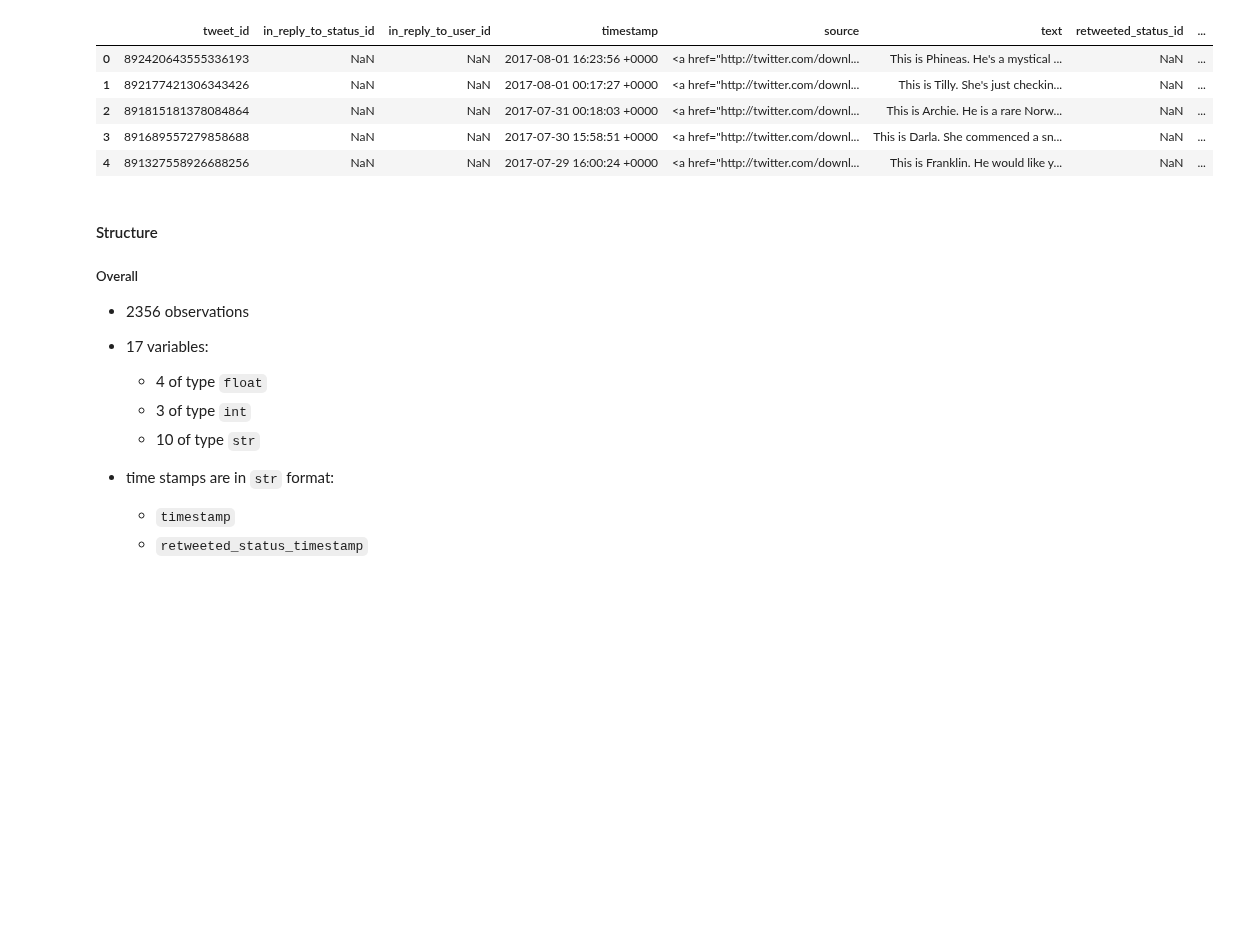
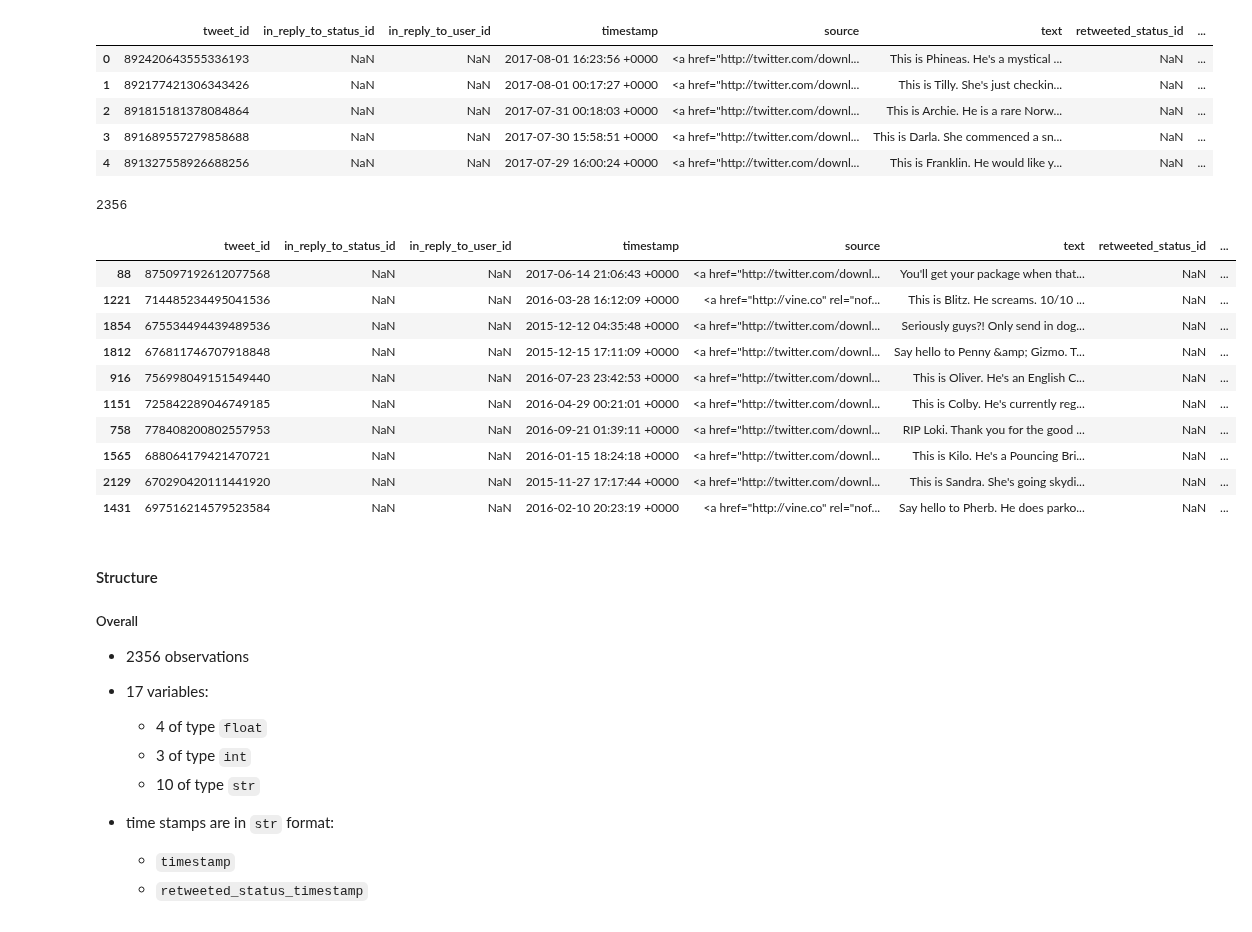
Before and after one commit to brk-a/alx-t-data-analyst, a Jupyter notebook: 0x01-project_2_wrangle_and_analyse_data/wrangle_act.ipynb, the cells around one changed output. Cells and saved outputs as stored; diff of their text form; code cells hidden in the pictures; blank space fills up the shorter version.

```diff
--- a/0x01-project_2_wrangle_and_analyse_data/wrangle_act.ipynb
+++ b/0x01-project_2_wrangle_and_analyse_data/wrangle_act.ipynb
@@ -251,3 +256,21 @@ twtr_archive.head()
 | 2 | 891815181378084864 | NaN | NaN | 2017-07-31 00:18:03 +0000 | <a href="http://twitter.com/downl... | This is Archie. He is a rare Norw... | NaN | ... |
 | 3 | 891689557279858688 | NaN | NaN | 2017-07-30 15:58:51 +0000 | <a href="http://twitter.com/downl... | This is Darla. She commenced a sn... | NaN | ... |
 | 4 | 891327558926688256 | NaN | NaN | 2017-07-29 16:00:24 +0000 | <a href="http://twitter.com/downl... | This is Franklin. He would like y... | NaN | ... |
+# %%
+twtr_archive.tweet_id.nunique()
+# %% [output]
+2356
+# %%
+twtr_archive.sample(randint(5, 15))
+# %% [output]
+|  | tweet_id | in_reply_to_status_id | in_reply_to_user_id | timestamp | source | text | retweeted_status_id | ... |
+| 88 | 875097192612077568 | NaN | NaN | 2017-06-14 21:06:43 +0000 | <a href="http://twitter.com/downl... | You'll get your package when that... | NaN | ... |
+| 1221 | 714485234495041536 | NaN | NaN | 2016-03-28 16:12:09 +0000 | <a href="http://vine.co" rel="nof... | This is Blitz. He screams. 10/10 ... | NaN | ... |
+| 1854 | 675534494439489536 | NaN | NaN | 2015-12-12 04:35:48 +0000 | <a href="http://twitter.com/downl... | Seriously guys?! Only send in dog... | NaN | ... |
+| 1812 | 676811746707918848 | NaN | NaN | 2015-12-15 17:11:09 +0000 | <a href="http://twitter.com/downl... | Say hello to Penny &amp; Gizmo. T... | NaN | ... |
+| 916 | 756998049151549440 | NaN | NaN | 2016-07-23 23:42:53 +0000 | <a href="http://twitter.com/downl... | This is Oliver. He's an English C... | NaN | ... |
+| 1151 | 725842289046749185 | NaN | NaN | 2016-04-29 00:21:01 +0000 | <a href="http://twitter.com/downl... | This is Colby. He's currently reg... | NaN | ... |
+| 758 | 778408200802557953 | NaN | NaN | 2016-09-21 01:39:11 +0000 | <a href="http://twitter.com/downl... | RIP Loki. Thank you for the good ... | NaN | ... |
+| 1565 | 688064179421470721 | NaN | NaN | 2016-01-15 18:24:18 +0000 | <a href="http://twitter.com/downl... | This is Kilo. He's a Pouncing Bri... | NaN | ... |
+| 2129 | 670290420111441920 | NaN | NaN | 2015-11-27 17:17:44 +0000 | <a href="http://twitter.com/downl... | This is Sandra. She's going skydi... | NaN | ... |
+| 1431 | 697516214579523584 | NaN | NaN | 2016-02-10 20:23:19 +0000 | <a href="http://vine.co" rel="nof... | Say hello to Pherb. He does parko... | NaN | ... |
```
Also changed, not shown: parts of 14 cells of this notebook, 1 other file.
